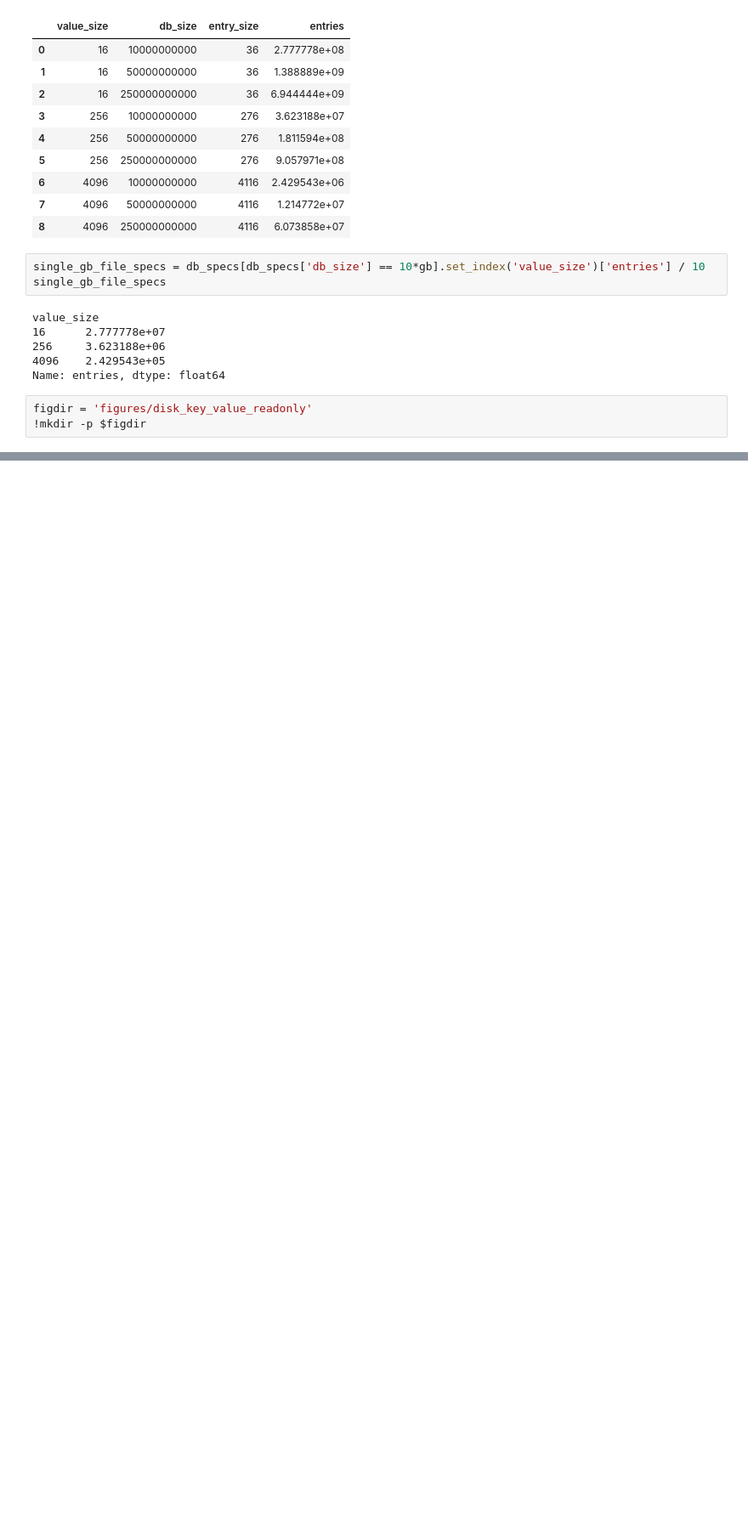
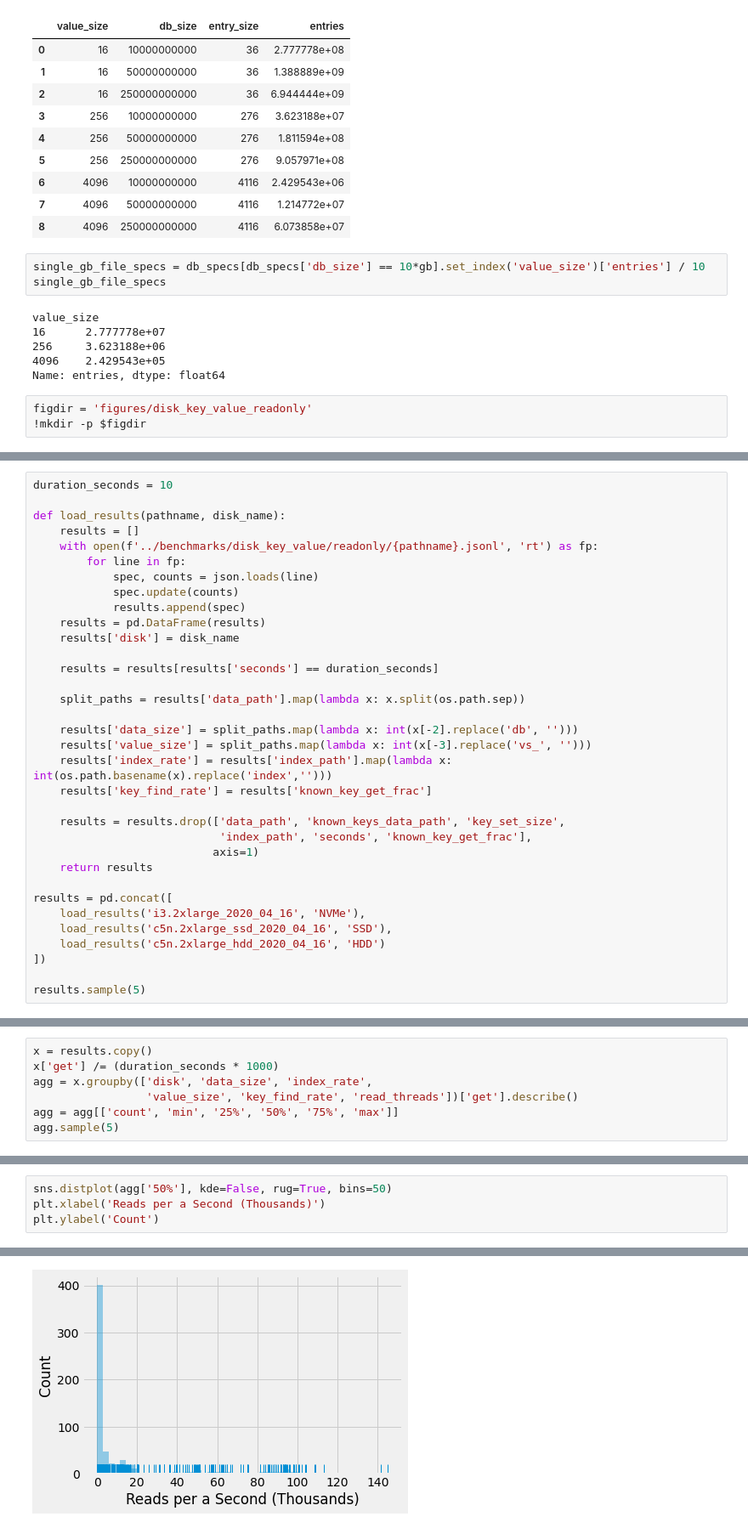
Before and after one commit to DBFromZero/dbf0java, a Jupyter notebook: analysis/benchmark_disk_key_value_readonly.ipynb, the cells around one changed output, grey strips where cells are left out. Shown at 85% size. Saved outputs shown, nothing was run; the diff lists cells and outputs as text; blank space fills up the shorter version.

Commit message:
updated benchmarking results and extended analysis

```diff
--- a/analysis/benchmark_disk_key_value_readonly.ipynb
+++ b/analysis/benchmark_disk_key_value_readonly.ipynb
@@ -305,0 +58,34 @@ for i,(index, x) in enumerate(x.groupby('index')):
+# %%
+duration_seconds = 10
+
+def load_results(pathname, disk_name):
+    results = []
+    with open(f'../benchmarks/disk_key_value/readonly/{pathname}.jsonl', 'rt') as fp:
+        for line in fp:
+            spec, counts = json.loads(line)
+            spec.update(counts)
+            results.append(spec)
+    results = pd.DataFrame(results)
+    results['disk'] = disk_name
+
+    results = results[results['seconds'] == duration_seconds]
+
+    split_paths = results['data_path'].map(lambda x: x.split(os.path.sep))
+
+    results['data_size'] = split_paths.map(lambda x: int(x[-2].replace('db', '')))
+    results['value_size'] = split_paths.map(lambda x: int(x[-3].replace('vs_', '')))
+    results['index_rate'] = results['index_path'].map(lambda x: int(os.path.basename(x).replace('index','')))
+    results['key_find_rate'] = results['known_key_get_frac']
+
+    results = results.drop(['data_path', 'known_keys_data_path', 'key_set_size',
+                            'index_path', 'seconds', 'known_key_get_frac'],
+                           axis=1)
+    return results
+
+results = pd.concat([
+    load_results('i3.2xlarge_2020_04_16', 'NVMe'),
+    load_results('c5n.2xlarge_ssd_2020_04_16', 'SSD'),
+    load_results('c5n.2xlarge_hdd_2020_04_16', 'HDD')
+])
+
+results.sample(5)
@@ -305,0 +99,7 @@ for i,(index, x) in enumerate(x.groupby('index')):
+# %%
+x = results.copy()
+x['get'] /= (duration_seconds * 1000)
+agg = x.groupby(['disk', 'data_size', 'index_rate',
+                 'value_size', 'key_find_rate', 'read_threads'])['get'].describe()
+agg = agg[['count', 'min', '25%', '50%', '75%', 'max']]
+agg.sample(5)
@@ -305,0 +142,5 @@ for i,(index, x) in enumerate(x.groupby('index')):
+# %%
+sns.distplot(agg['50%'], kde=False, rug=True, bins=50)
+plt.xlabel('Reads per a Second (Thousands)')
+plt.ylabel('Count')
+# %% [output]
@@ -305,0 +148 @@ for i,(index, x) in enumerate(x.groupby('index')):
+[figure, added]
```
Also changed, not shown: parts of 43 cells of this notebook, 3 other files.
